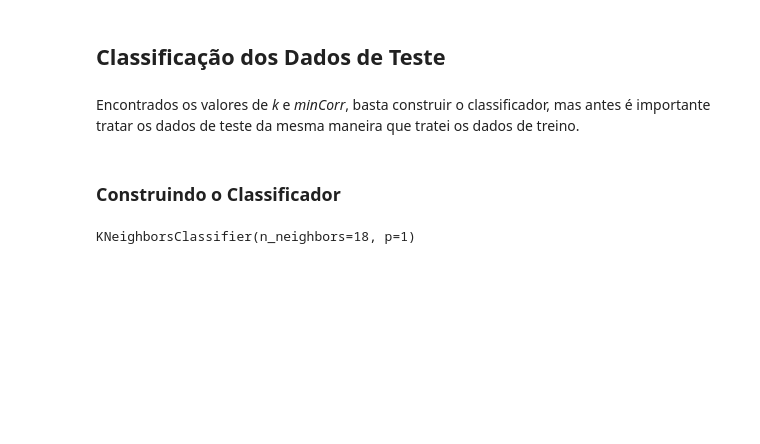
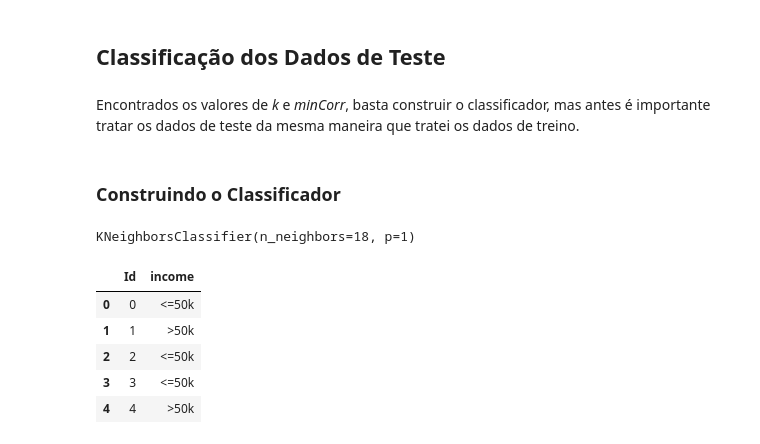
Before and after one commit to PedroCazelatto/PMR3508, a Jupyter notebook: kNN for Dataset Adult/kNN_notebook.ipynb, the cells around one changed output. Saved outputs shown, nothing was run; the diff lists cells and outputs as text; code cells hidden in the pictures; blank space fills up the shorter version.

Commit message:
Fixed submission file

```diff
--- a/kNN for Dataset Adult/kNN_notebook.ipynb
+++ b/kNN for Dataset Adult/kNN_notebook.ipynb
@@ -307,5 +305,19 @@ kNearNeighbor.fit(trainX, trainY)
 KNeighborsClassifier(n_neighbors=18, p=1)
 # %%
 guess = kNearNeighbor.predict(testData)
-submission = pd.DataFrame(data= guess, index= testData.index)
+submission = pd.DataFrame()
+submission[0] = testData.index
+submission[1] = guess
+submission.columns = ["Id", "income"]
+submission.loc[submission["income"] == 0, "income"] = "<=50k"
+submission.loc[submission["income"] == 1, "income"] = ">50k"
 submission.to_csv("submission.csv", index= False)
+# %%
+submission.head()
+# %% [output]
+|  | Id | income |
+| 0 | 0 | <=50k |
+| 1 | 1 | >50k |
+| 2 | 2 | <=50k |
+| 3 | 3 | <=50k |
+| 4 | 4 | >50k |
```
Also changed, not shown: parts of 2 cells of this notebook, 1 other file.
